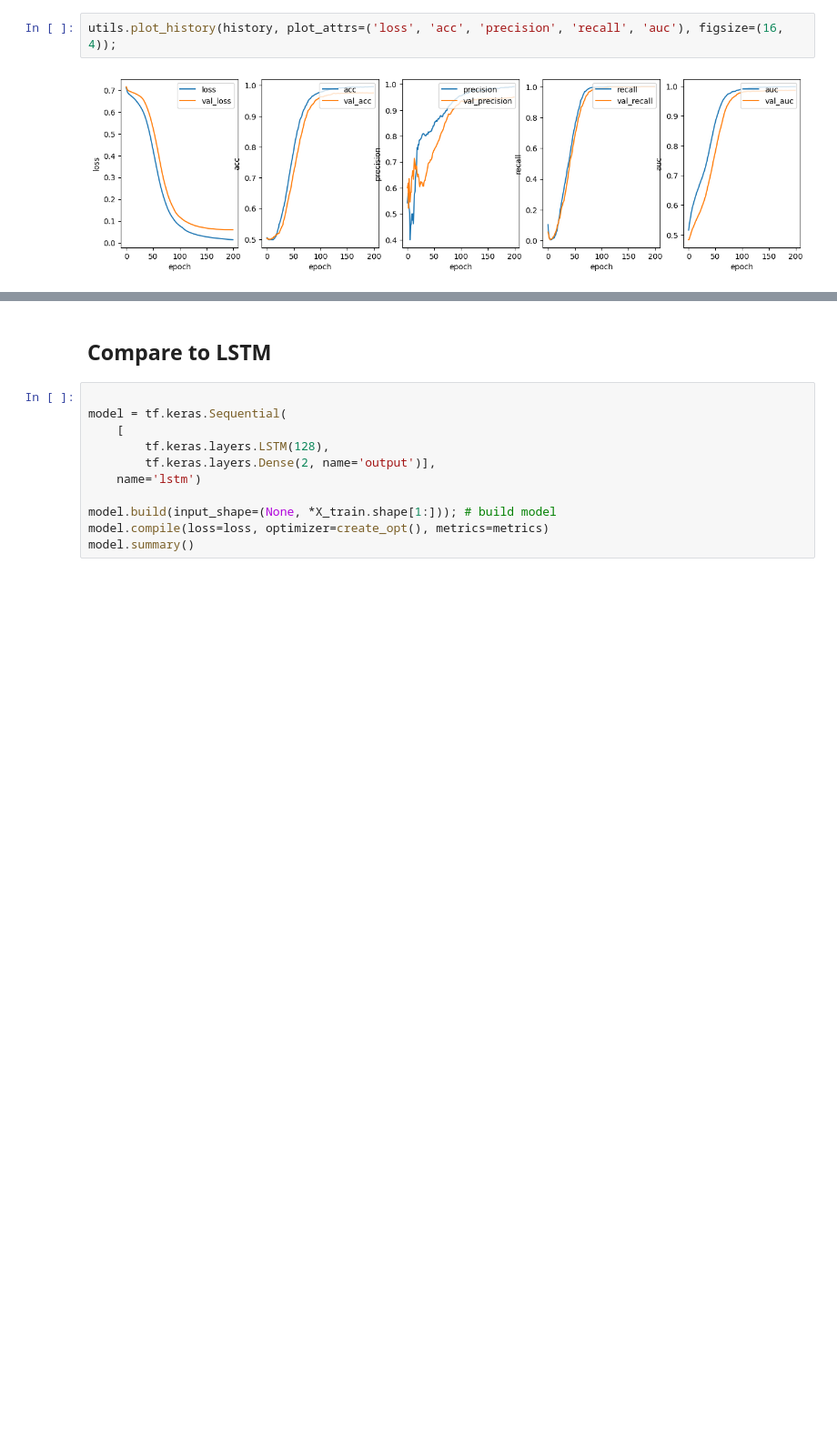
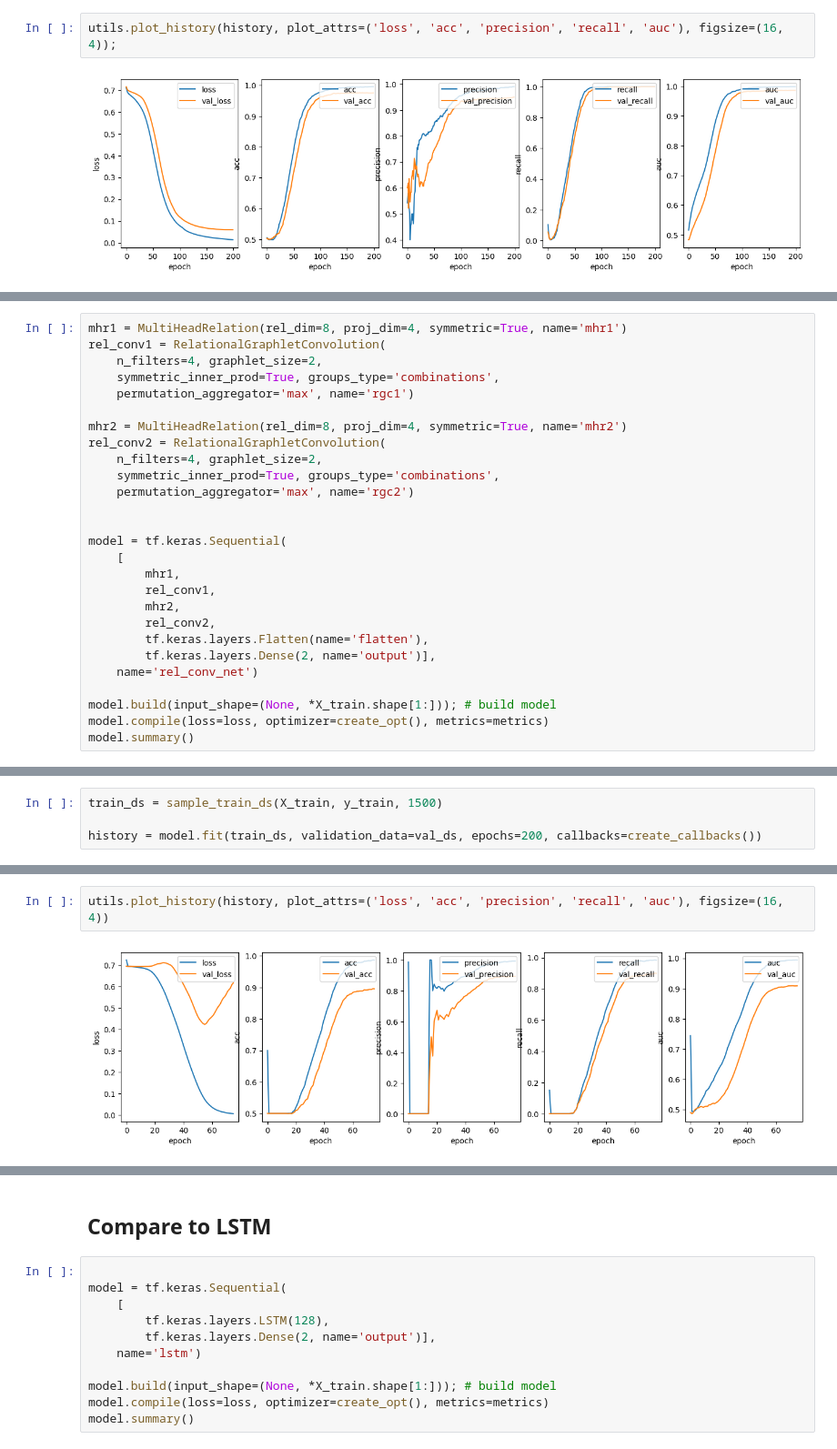
Before and after one commit to Awni00/relational-convolutions, a Jupyter notebook: experiments/set/rel_graphlet_conv_set.ipynb, the cells around one changed output, grey strips where cells are left out. Shown at 91% size. Cells and saved outputs as stored; diff of their text form; blank space fills up the shorter version.

```diff
--- a/experiments/set/rel_graphlet_conv_set.ipynb
+++ b/experiments/set/rel_graphlet_conv_set.ipynb
@@ -193,0 +209,27 @@ utils.plot_history(history, plot_attrs=('loss', 'acc', 'precision', 'recall', 'a
+# %%
+mhr1 = MultiHeadRelation(rel_dim=8, proj_dim=4, symmetric=True, name='mhr1')
+rel_conv1 = RelationalGraphletConvolution(
+    n_filters=4, graphlet_size=2,
+    symmetric_inner_prod=True, groups_type='combinations',
+    permutation_aggregator='max', name='rgc1')
+
+mhr2 = MultiHeadRelation(rel_dim=8, proj_dim=4, symmetric=True, name='mhr2')
+rel_conv2 = RelationalGraphletConvolution(
+    n_filters=4, graphlet_size=2,
+    symmetric_inner_prod=True, groups_type='combinations',
+    permutation_aggregator='max', name='rgc2')
+
+
+model = tf.keras.Sequential(
+    [
+        mhr1,
+        rel_conv1,
+        mhr2,
+        rel_conv2,
+        tf.keras.layers.Flatten(name='flatten'),
+        tf.keras.layers.Dense(2, name='output')],
+    name='rel_conv_net')
+
+model.build(input_shape=(None, *X_train.shape[1:])); # build model
+model.compile(loss=loss, optimizer=create_opt(), metrics=metrics)
+model.summary()
@@ -193,0 +254,4 @@ utils.plot_history(history, plot_attrs=('loss', 'acc', 'precision', 'recall', 'a
+# %%
+train_ds = sample_train_ds(X_train, y_train, 1500)
+
+history = model.fit(train_ds, validation_data=val_ds, epochs=200, callbacks=create_callbacks())
@@ -194,3 +283,7 @@ utils.plot_history(history, plot_attrs=('loss', 'acc', 'precision', 'recall', 'a
+# %%
+utils.plot_history(history, plot_attrs=('loss', 'acc', 'precision', 'recall', 'auc'), figsize=(16, 4))
+# %% [output]
+[figure, added]
 # %%
 model.evaluate(test_ds, return_dict=True)
 # %% [output]
```
Also changed, not shown: parts of 7 cells of this notebook.
